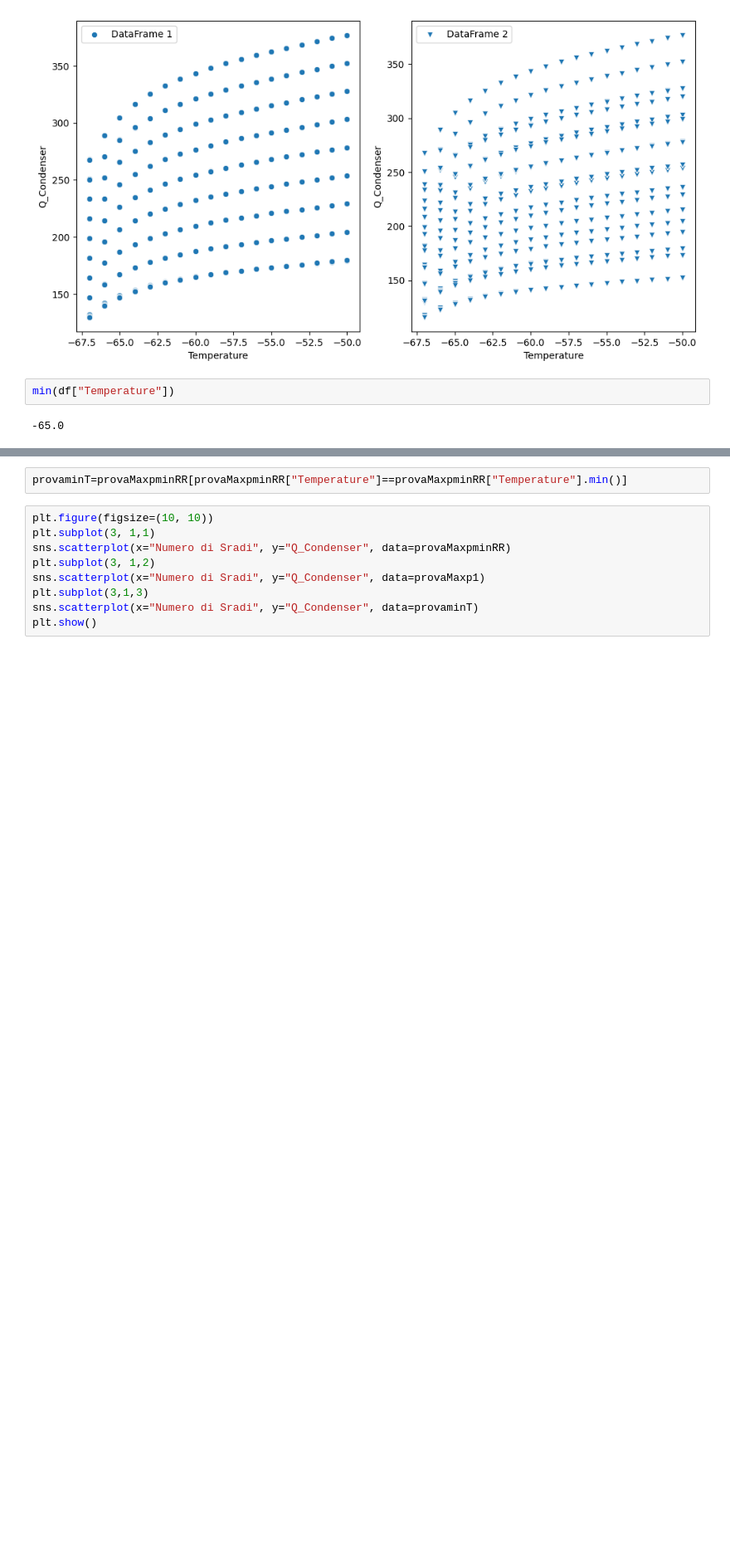
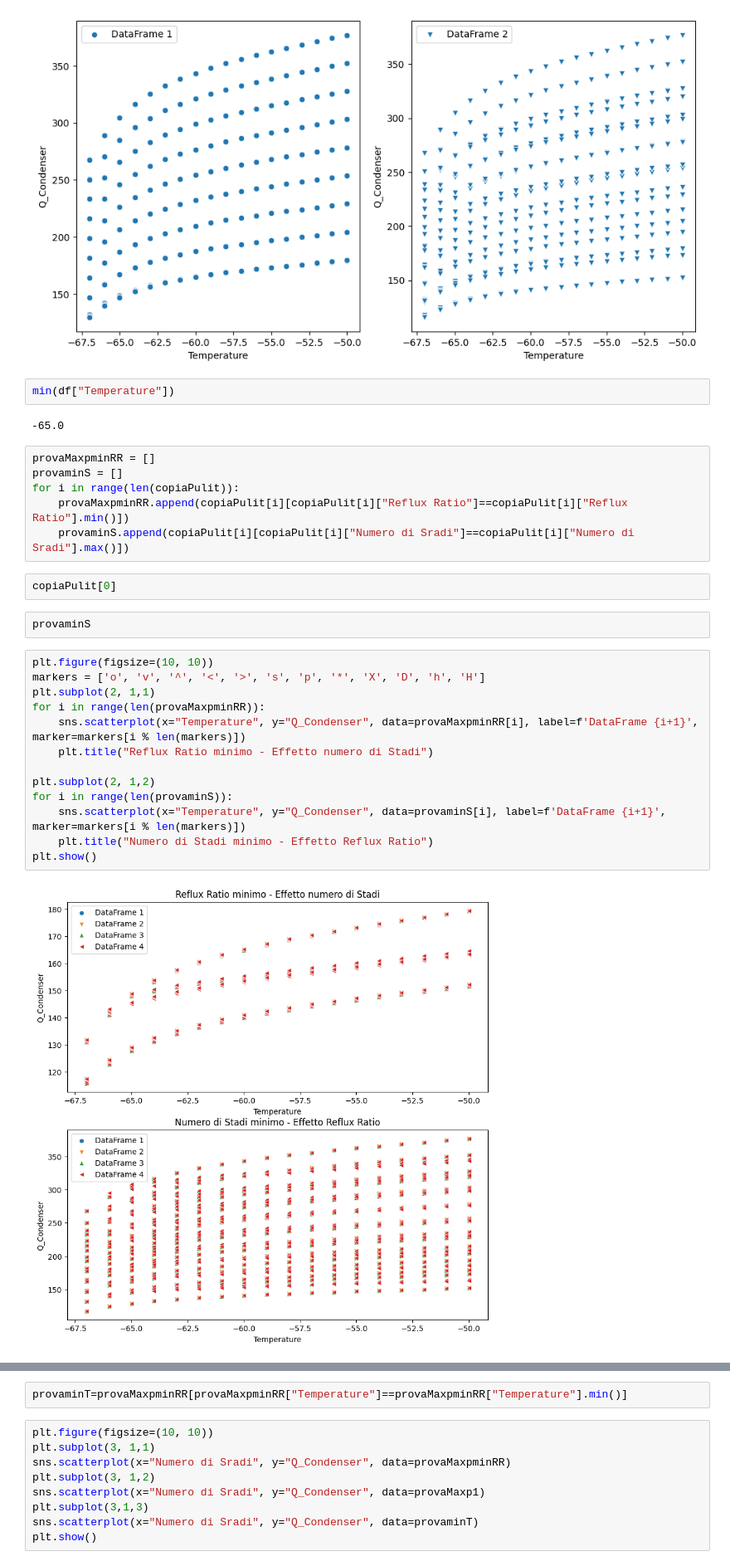
Before and after one commit to Gallo05952/Articolo_energies, a Jupyter notebook: AnalisiDati.ipynb, the cells around one changed output, grey strips where cells are left out. Shown at 83% size. Cells and saved outputs as stored; diff of their text form; blank space fills up the shorter version.

```diff
--- a/AnalisiDati.ipynb
+++ b/AnalisiDati.ipynb
@@ -142,4 +144,29 @@ plt.show()
 min(df["Temperature"])
 # %% [output]
 -65.0
+# %%
+provaMaxpminRR = []
+provaminS = []
+for i in range(len(copiaPulit)):
+    provaMaxpminRR.append(copiaPulit[i][copiaPulit[i]["Reflux Ratio"]==copiaPulit[i]["Reflux Ratio"].min()])
+    provaminS.append(copiaPulit[i][copiaPulit[i]["Numero di Sradi"]==copiaPulit[i]["Numero di Sradi"].max()])
+# %%
+copiaPulit[0]
+# %%
+provaminS
+# %%
+plt.figure(figsize=(10, 10))
+markers = ['o', 'v', '^', '<', '>', 's', 'p', '*', 'X', 'D', 'h', 'H']
+plt.subplot(2, 1,1)
+for i in range(len(provaMaxpminRR)):
+    sns.scatterplot(x="Temperature", y="Q_Condenser", data=provaMaxpminRR[i], label=f'DataFrame {i+1}', marker=markers[i % len(markers)])
+    plt.title("Reflux Ratio minimo - Effetto numero di Stadi")
+
+plt.subplot(2, 1,2)
+for i in range(len(provaminS)):
+    sns.scatterplot(x="Temperature", y="Q_Condenser", data=provaminS[i], label=f'DataFrame {i+1}', marker=markers[i % len(markers)])
+    plt.title("Numero di Stadi minimo - Effetto Reflux Ratio")
+plt.show()
+# %% [output]
+[figure, added]
 # %%
```
Also changed, not shown: parts of 8 cells of this notebook.
